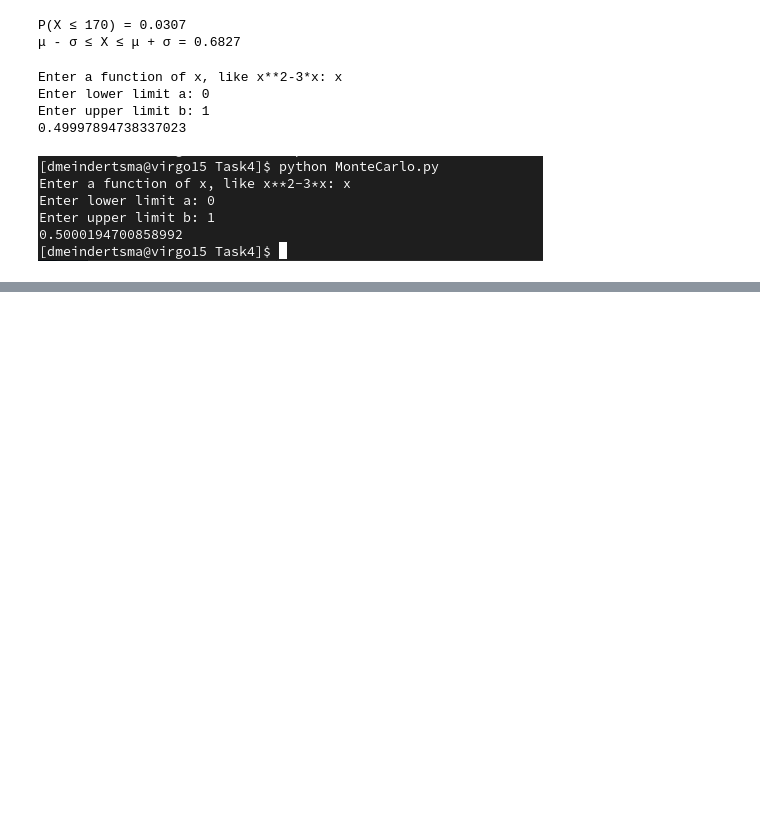
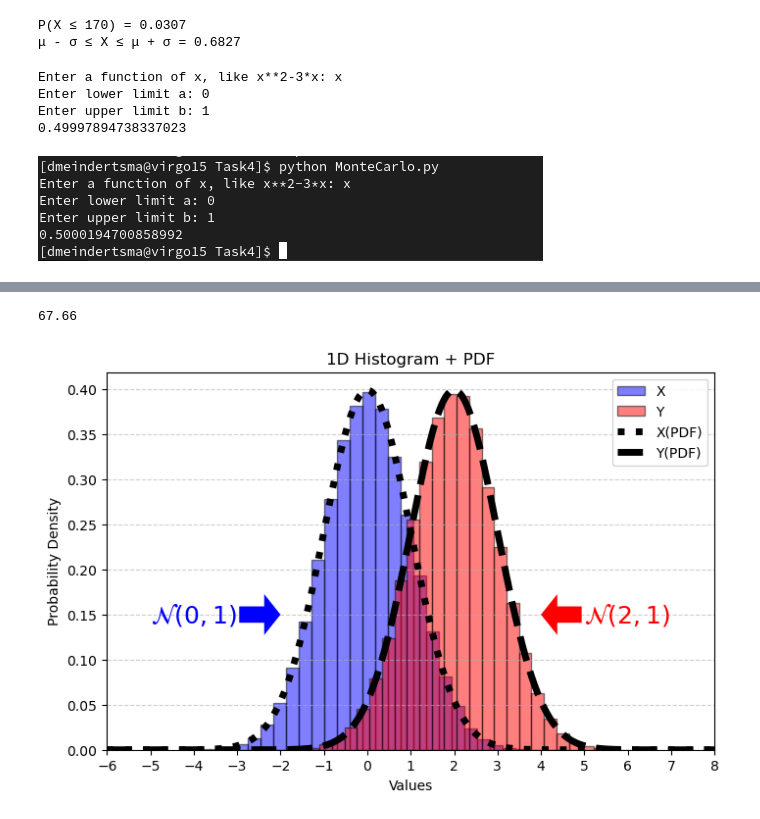
Before and after one commit to dmeindertsma/PROGNUM-repo, a Jupyter notebook: Task4/Session quiz week 4.ipynb, the cells around one changed output, grey strips where cells are left out. Cells and saved outputs as stored; diff of their text form; code cells hidden in the pictures; blank space fills up the shorter version.

```diff
--- a/Task4/Session quiz week 4.ipynb
+++ b/Task4/Session quiz week 4.ipynb
@@ -94,0 +170,74 @@ Enter upper limit b: 1
+# %%
+import numpy as np
+from matplotlib import pyplot as plt
+from scipy.stats import *
+
+X = np.random.normal(0, 1, 100000)
+Y = np.random.normal(2, 1, 100000)
+
+plt.figure(figsize=(8,5))
+plt.hist(X, bins=30, density=True, alpha=0.6, color='blue', label='X')
+plt.hist(Y, bins=30, density=True, alpha=0.6, color='red', label='Y')
+
+
+mean=np.mean(lengths); print(mean)
+std=np.std(lengths); print(std)
+plt.hist(lengths, bins=40, label=f"Lengths")
+plt.axvline(mean, color='red', linestyle='dashed', linewidth=2, label=f"Mean = {mean:.2f}")
+plt.axvspan(mean - std, mean + std,color='green', alpha=0.2,label="±1 Std Dev")
+plt.legend()
+plt.show()
+
+from scipy.stats import *
+h=170
+prob= norm.cdf(h, loc=mean, scale=std)
+print(f"P(X ≤ {h}) = {prob:.4f}")
+
+prob2= norm.cdf(mean + std, loc=mean, scale=std) - norm.cdf(mean - std, loc=mean, scale=std)
+print(f"μ - σ ≤ X ≤ μ + σ = {prob2:.4f}")
+# %% [output]
+67.66
+# %%
+import numpy as np
+from matplotlib import pyplot as plt
+from scipy.stats import *
+
+# Random arrays
+X = np.random.normal(0, 1, 100000)
+Y = np.random.normal(2, 1, 100000)
+
+# PDF of random functions
+x=np.linspace(-6,8,1000)
+pdf_X= norm.pdf(x,0,1)
+pdf_Y= norm.pdf(x,2,1)
+
+plt.figure(figsize=(8,5))
+plt.hist(X, bins=30, density=True, alpha=0.5, color='blue',edgecolor='black', label='X')
+plt.hist(Y, bins=30, density=True, alpha=0.5, color='red', edgecolor='black',label='Y')
+plt.plot(x,pdf_X,'k:', linewidth=5,label='X(PDF)')
+plt.plot(x,pdf_Y,'k--', linewidth=5,label='Y(PDF)')
+plt.xlabel("Values")
+plt.ylabel("Probability Density")
+plt.title("1D Histogram + PDF")
+plt.annotate(r'$\mathcal{N}(0,1)$',
+             xy=(-2.0, 0.15),     # waar de pijl naartoe wijst
+             xytext=(-5.0, 0.15), # tekst links
+             color='blue',
+             verticalalignment='center',
+             fontsize=18,
+             arrowprops=dict(color='blue', lw=0, width=12,headwidth=30 ))
+plt.annotate(r'$\mathcal{N}(2,1)$',
+             xy=(4.0, 0.15),      # waar de pijl naartoe wijst
+             xytext=(5.0, 0.15),  # tekst rechts
+             color='red',
+             verticalalignment='center',
+             fontsize=18,
+             arrowprops=dict(color='red', lw=0, width=12,headwidth=30))
+plt.xlim(-6,8)
+
+plt.xticks(range(-6,9,1))
+plt.legend()
+plt.grid(axis='y',linestyle='--', alpha=0.6)
+plt.show()
+# %% [output]
+[figure, added]
```
Also changed, not shown: parts of 4 cells of this notebook, 1 other file.
